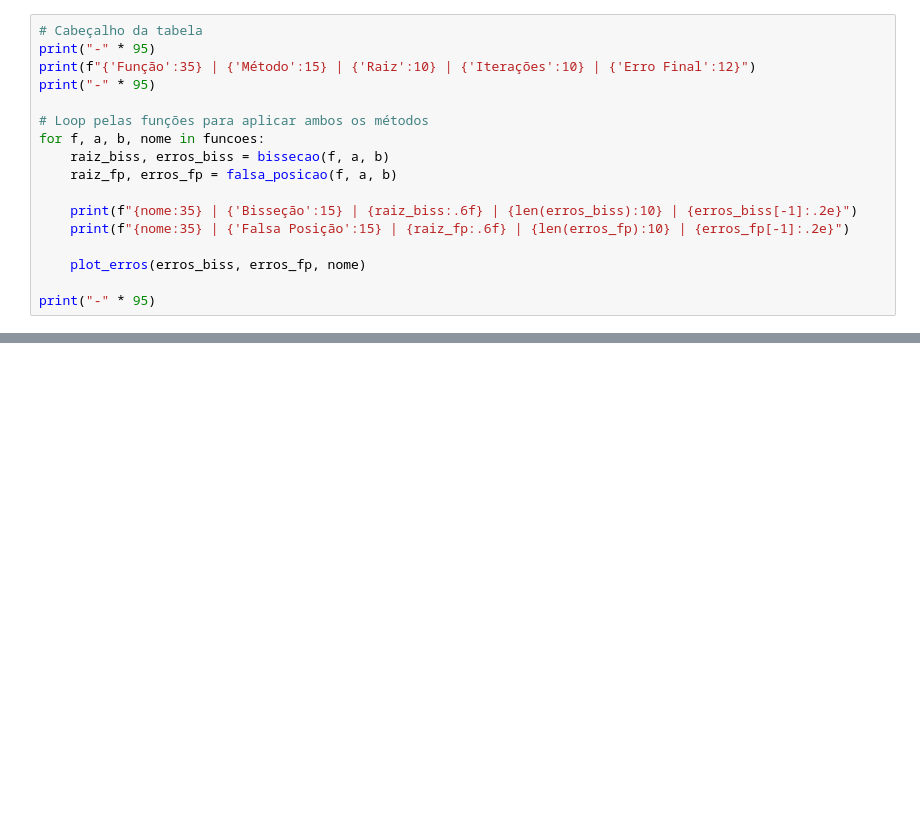
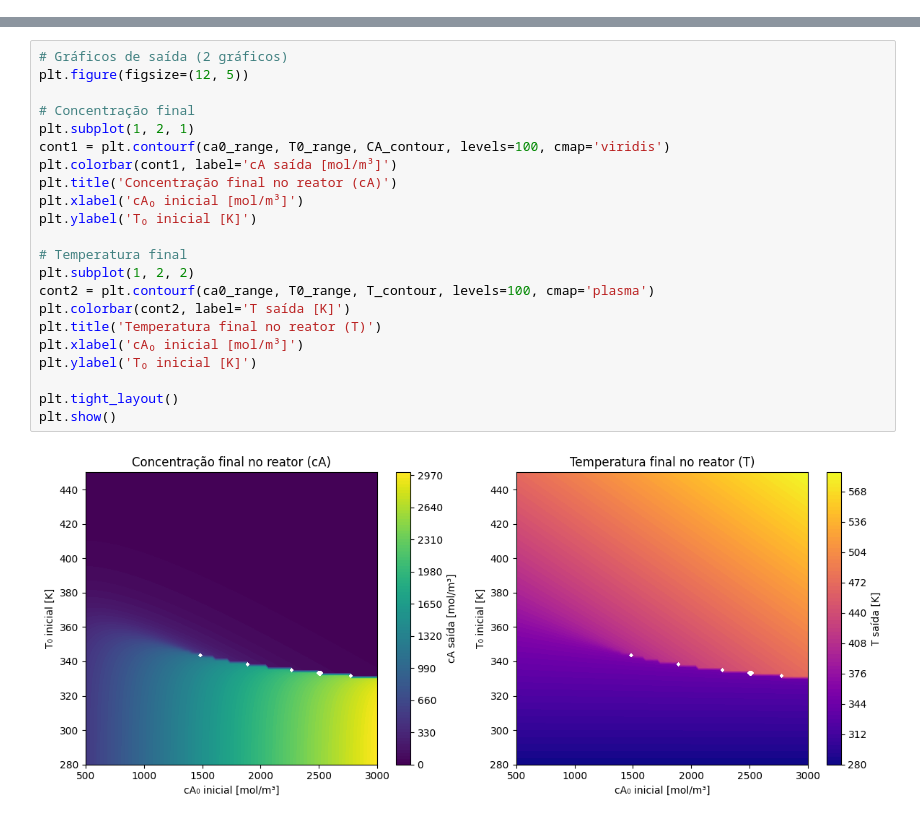
Before and after one commit to themestrre/Metodos-Numericos, a Jupyter notebook: Programas/Programa 02/Programa_2.ipynb, the cells around one changed output, grey strips where cells are left out. Drawn from its saved outputs; the diff is of its cells as text; blank space fills up the shorter version.

```diff
--- a/Programas/Programa 02/Programa_2.ipynb
+++ b/Programas/Programa 02/Programa_2.ipynb
@@ -90,17 +61,0 @@ funcoes = [
-# %%
-# Cabeçalho da tabela
-print("-" * 95)
-print(f"{'Função':35} | {'Método':15} | {'Raiz':10} | {'Iterações':10} | {'Erro Final':12}")
-print("-" * 95)
-
-# Loop pelas funções para aplicar ambos os métodos
-for f, a, b, nome in funcoes:
-    raiz_biss, erros_biss = bissecao(f, a, b)
-    raiz_fp, erros_fp = falsa_posicao(f, a, b)
-
-    print(f"{nome:35} | {'Bisseção':15} | {raiz_biss:.6f} | {len(erros_biss):10} | {erros_biss[-1]:.2e}")
-    print(f"{nome:35} | {'Falsa Posição':15} | {raiz_fp:.6f} | {len(erros_fp):10} | {erros_fp[-1]:.2e}")
-
-    plot_erros(erros_biss, erros_fp, nome)
-
-print("-" * 95)
@@ -126,0 +111,24 @@ f5(x) = ln(x⁴) - 0.7                | Falsa Posição   | 1.191250 |         1
+# %%
+# Gráficos de saída (2 gráficos)
+plt.figure(figsize=(12, 5))
+
+# Concentração final
+plt.subplot(1, 2, 1)
+cont1 = plt.contourf(ca0_range, T0_range, CA_contour, levels=100, cmap='viridis')
+plt.colorbar(cont1, label='cA saída [mol/m³]')
+plt.title('Concentração final no reator (cA)')
+plt.xlabel('cA₀ inicial [mol/m³]')
+plt.ylabel('T₀ inicial [K]')
+
+# Temperatura final
+plt.subplot(1, 2, 2)
+cont2 = plt.contourf(ca0_range, T0_range, T_contour, levels=100, cmap='plasma')
+plt.colorbar(cont2, label='T saída [K]')
+plt.title('Temperatura final no reator (T)')
+plt.xlabel('cA₀ inicial [mol/m³]')
+plt.ylabel('T₀ inicial [K]')
+
+plt.tight_layout()
+plt.show()
+# %% [output]
+[figure, added]
```
Also changed, not shown: parts of 18 cells of this notebook.
